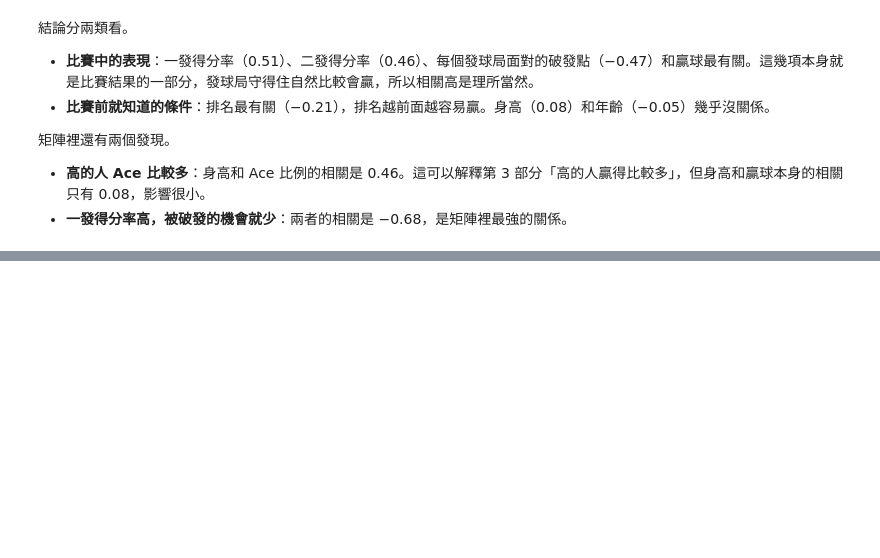
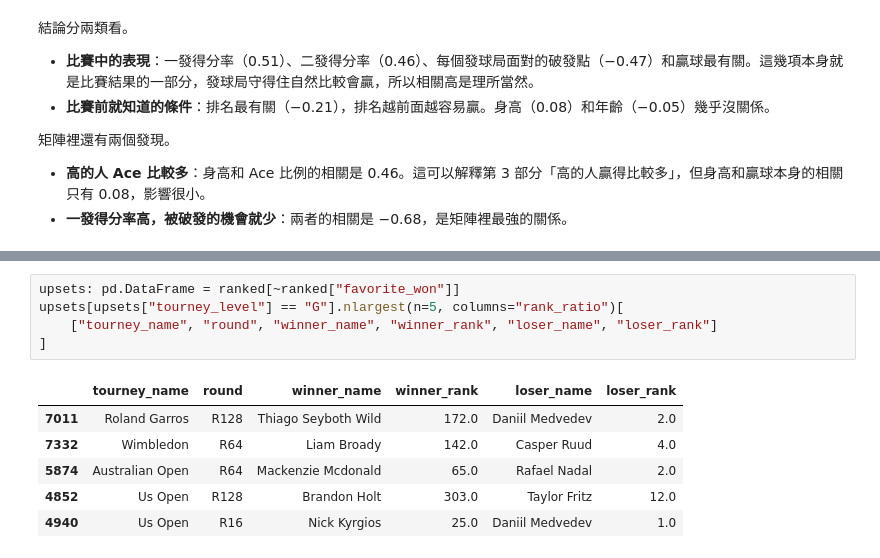
Before and after one commit to yufeng-kano/nycu-code, a Jupyter notebook: data-science-software-and-computation-experiments/hw2/315834011_HW2.ipynb, the cells around one changed output, grey strips where cells are left out. Cells and saved outputs as stored; diff of their text form; blank space fills up the shorter version.

```diff
--- a/data-science-software-and-computation-experiments/hw2/315834011_HW2.ipynb
+++ b/data-science-software-and-computation-experiments/hw2/315834011_HW2.ipynb
@@ -721,0 +935,12 @@ ace_rate - bp_faced     -0.39
+# %%
+upsets: pd.DataFrame = ranked[~ranked["favorite_won"]]
+upsets[upsets["tourney_level"] == "G"].nlargest(n=5, columns="rank_ratio")[
+    ["tourney_name", "round", "winner_name", "winner_rank", "loser_name", "loser_rank"]
+]
+# %% [output]
+|  | tourney_name | round | winner_name | winner_rank | loser_name | loser_rank |
+| 7011 | Roland Garros | R128 | Thiago Seyboth Wild | 172.0 | Daniil Medvedev | 2.0 |
+| 7332 | Wimbledon | R64 | Liam Broady | 142.0 | Casper Ruud | 4.0 |
+| 5874 | Australian Open | R64 | Mackenzie Mcdonald | 65.0 | Rafael Nadal | 2.0 |
+| 4852 | Us Open | R128 | Brandon Holt | 303.0 | Taylor Fritz | 12.0 |
+| 4940 | Us Open | R16 | Nick Kyrgios | 25.0 | Daniil Medvedev | 1.0 |
```
Also changed, not shown: parts of 25 cells of this notebook, 3 other files.
